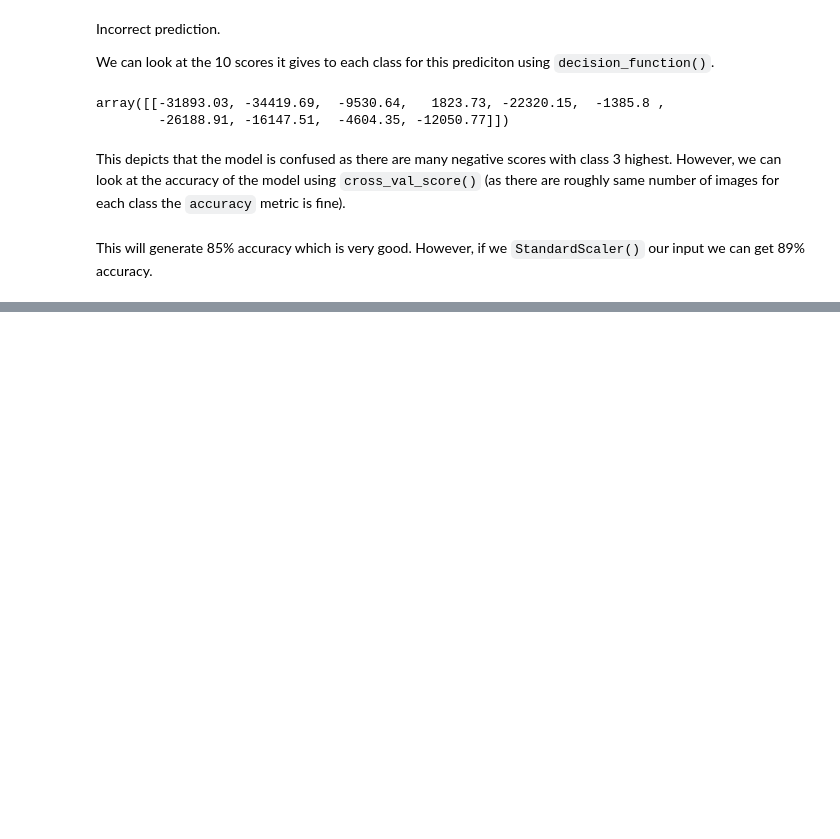
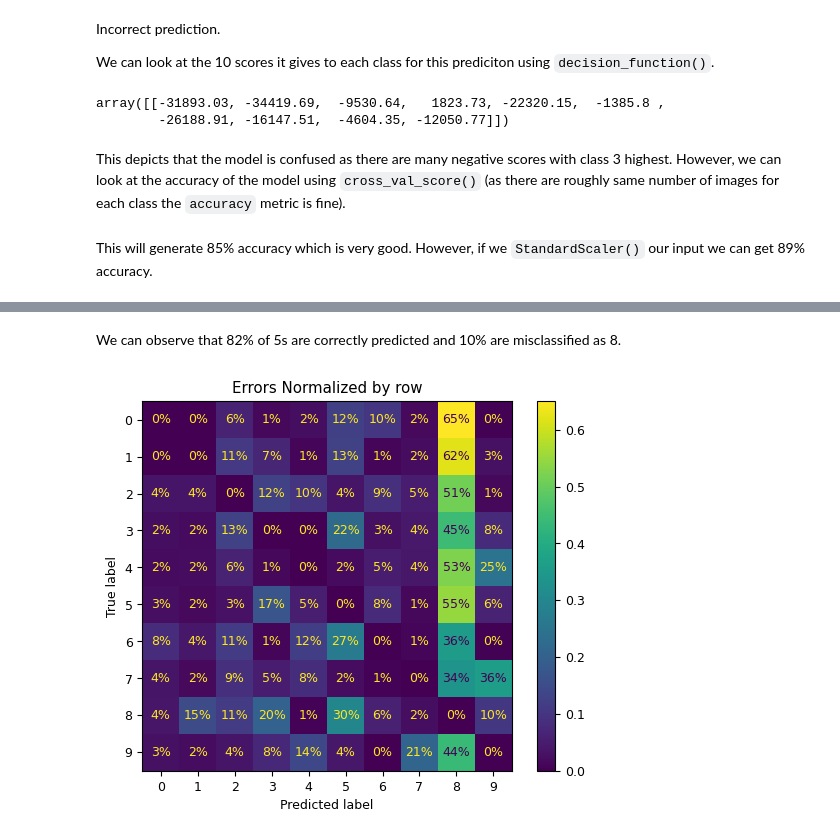
Before and after one commit to vanshuwjoshi/End-To-End-ML, a Jupyter notebook: 03_Classification.ipynb, the cells around one changed output, grey strips where cells are left out. Cells and saved outputs as stored; diff of their text form; code cells hidden in the pictures; blank space fills up the shorter version.

```diff
--- a/03_Classification.ipynb
+++ b/03_Classification.ipynb
@@ -519,0 +552,12 @@ This will generate 85% accuracy which is very good. However, if we `StandardScal
+# %% [markdown]
+We can observe that 82% of 5s are correctly predicted and 10% are misclassified as 8.
+# %%
+sample_weight = (y_train_pred != y_train) ## giving 0 weight to correct preds
+plt.rc('font', size=9)
+ConfusionMatrixDisplay.from_predictions(y_train, y_train_pred,
+                                        sample_weight = sample_weight,
+                                        normalize="true", values_format=".0%")
+plt.title("Errors Normalized by row")
+plt.show()
+# %% [output]
+[figure, added]
```
Also changed, not shown: parts of 15 cells of this notebook.
